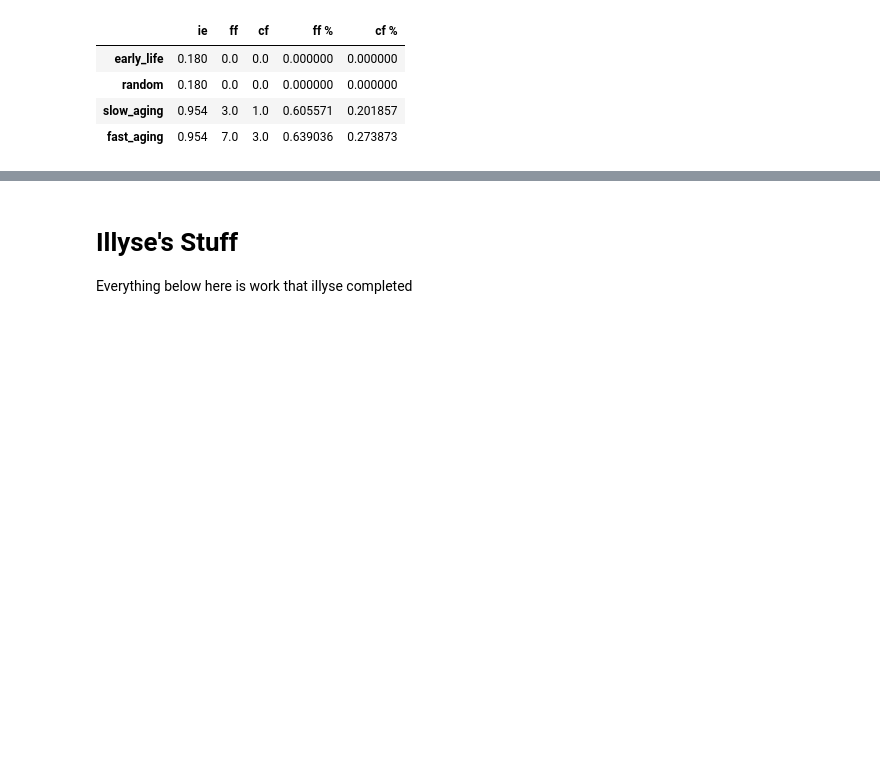
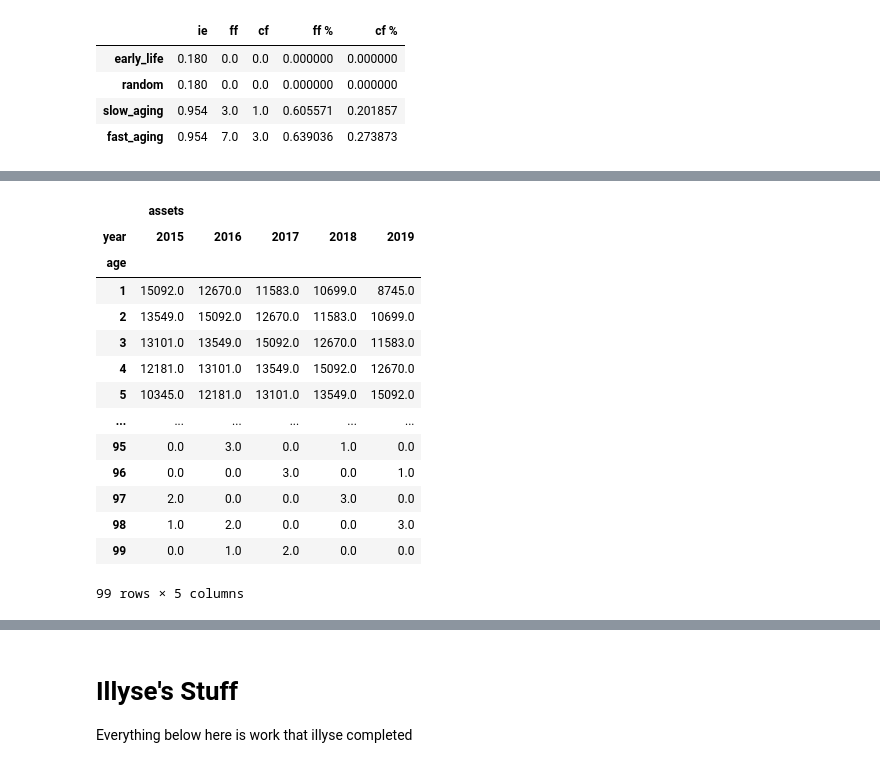
Before and after one commit to gavintreseder/pof, a Jupyter notebook: notebooks/component.ipynb, the cells around one changed output, grey strips where cells are left out. Saved outputs shown, nothing was run; the diff lists cells and outputs as text; code cells hidden in the pictures; blank space fills up the shorter version.

```diff
--- a/notebooks/component.ipynb
+++ b/notebooks/component.ipynb
@@ -129,0 +77,5 @@ df_summary
+# %%
+file_path = r"C:\Users\gtreseder\OneDrive - KPMG\Documents\3. Client\Essential Energy\Probability of Failure Model\inputs" + os.sep
+file_name = r"population_summary.csv"
+pop_data = pd.read_csv(file_path + file_name)
+pop_data.head()
@@ -129,0 +89,4 @@ df_summary
+# %%
+df_age = pop_data.loc[pop_data['pole_material']=='Timber'].groupby(by=['age'])[['count']].count().rename(columns={'count':'assets'})
+df_age.index = df_age.index.astype(int)
+df_age
@@ -129,0 +108,44 @@ df_summary
+# %%
+def get_forecast_age(df, start_year, end_year, current_year=None):
+
+    if current_year is None:
+        current_year = start_year
+
+    min_age = 0
+    max_age = 100
+    forecast_age = {}
+
+    for year in range(start_year, end_year + 1):
+
+        # Copy the df
+        df_year = df.copy().rename(columns={'asse-ts':year})
+
+        # Adjust the age
+        age_shift = year - current_year
+        df_year.index = df_year.index + age_shift
+        forecast_age[year] = df_year
+
+    df_forecast = pd.concat(forecast_age, names=['year']).reset_index()
+    df_forecast = df_forecast.loc[(df_forecast['age'] > min_age) & (df_forecast['age'] < max_age)]
+    df_forecast = df_forecast.pivot(index='age', columns='year').fillna(0)
+
+    return df_forecast
+# %%
+df_forecast = get_forecast_age(df=df_age, start_year = 2015, end_year = 2019, current_year = 2020)
+df_forecast
+# %% [output]
+|  | assets |  |  |  |  |
+| year | 2015 | 2016 | 2017 | 2018 | 2019 |
+| age |  |  |  |  |  |
+| 1 | 15092.0 | 12670.0 | 11583.0 | 10699.0 | 8745.0 |
+| 2 | 13549.0 | 15092.0 | 12670.0 | 11583.0 | 10699.0 |
+| 3 | 13101.0 | 13549.0 | 15092.0 | 12670.0 | 11583.0 |
+| 4 | 12181.0 | 13101.0 | 13549.0 | 15092.0 | 12670.0 |
+| 5 | 10345.0 | 12181.0 | 13101.0 | 13549.0 | 15092.0 |
+| ... | ... | ... | ... | ... | ... |
+| 95 | 0.0 | 3.0 | 0.0 | 1.0 | 0.0 |
+| 96 | 0.0 | 0.0 | 3.0 | 0.0 | 1.0 |
+| 97 | 2.0 | 0.0 | 0.0 | 3.0 | 0.0 |
+| 98 | 1.0 | 2.0 | 0.0 | 0.0 | 3.0 |
+| 99 | 0.0 | 1.0 | 2.0 | 0.0 | 0.0 |
+99 rows × 5 columns
```
Also changed, not shown: parts of 15 cells of this notebook, 5 other files.
